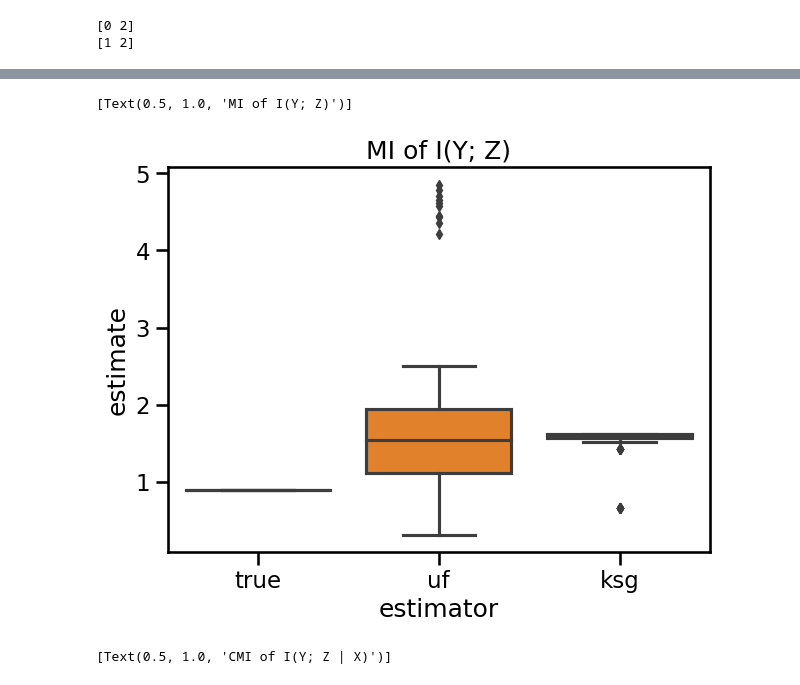
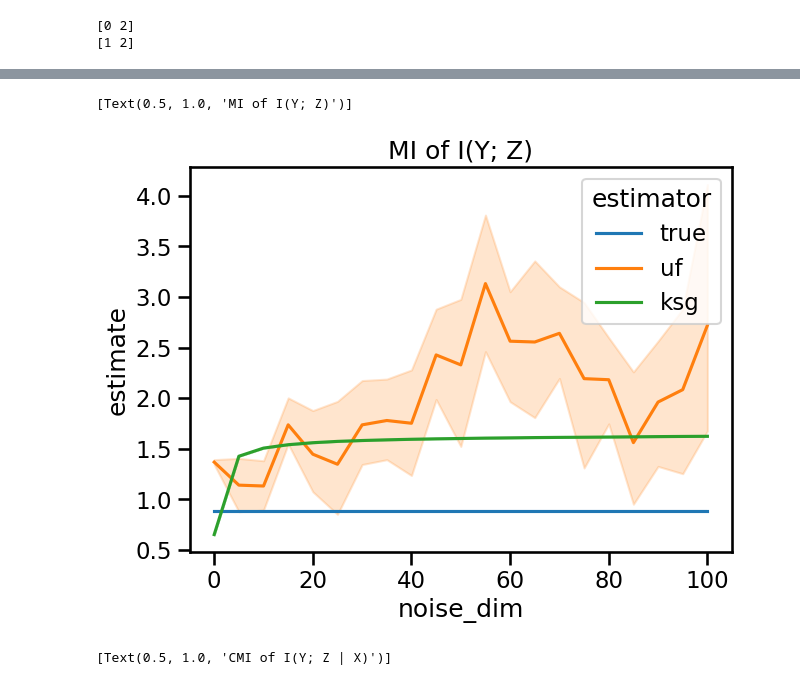
Before and after one commit to neurodata/treeple, a Jupyter notebook: experiments/plotting_cmi_analysis_unsupervised.ipynb, the cells around one changed output, grey strips where cells are left out. Cells and saved outputs as stored; diff of their text form; code cells hidden in the pictures.

```diff
--- a/experiments/plotting_cmi_analysis.ipynb
+++ b/experiments/plotting_cmi_analysis_unsupervised.ipynb
@@ -841,13 +847,13 @@ display(df.head())
 # %%
 sns.set_context("talk", font_scale=1.0)
 fig, ax = plt.subplots(figsize=(7, 5))
-sns.boxplot(data=df, x="estimator", y="estimate", ax=ax)
+sns.lineplot(data=df, x="noise_dim", y="estimate", hue="estimator", ax=ax)
 ax.set(
     title="MI of I(Y; Z)",
 )
 # %% [output]
 [Text(0.5, 1.0, 'MI of I(Y; Z)')]
-[figure, old version]
+[figure, new version]
 # %%
 sns.set_context("talk", font_scale=1.0)
 fig, ax = plt.subplots(figsize=(7, 5))
```
Also changed, not shown: parts of 9 cells of this notebook, 8 other files.
